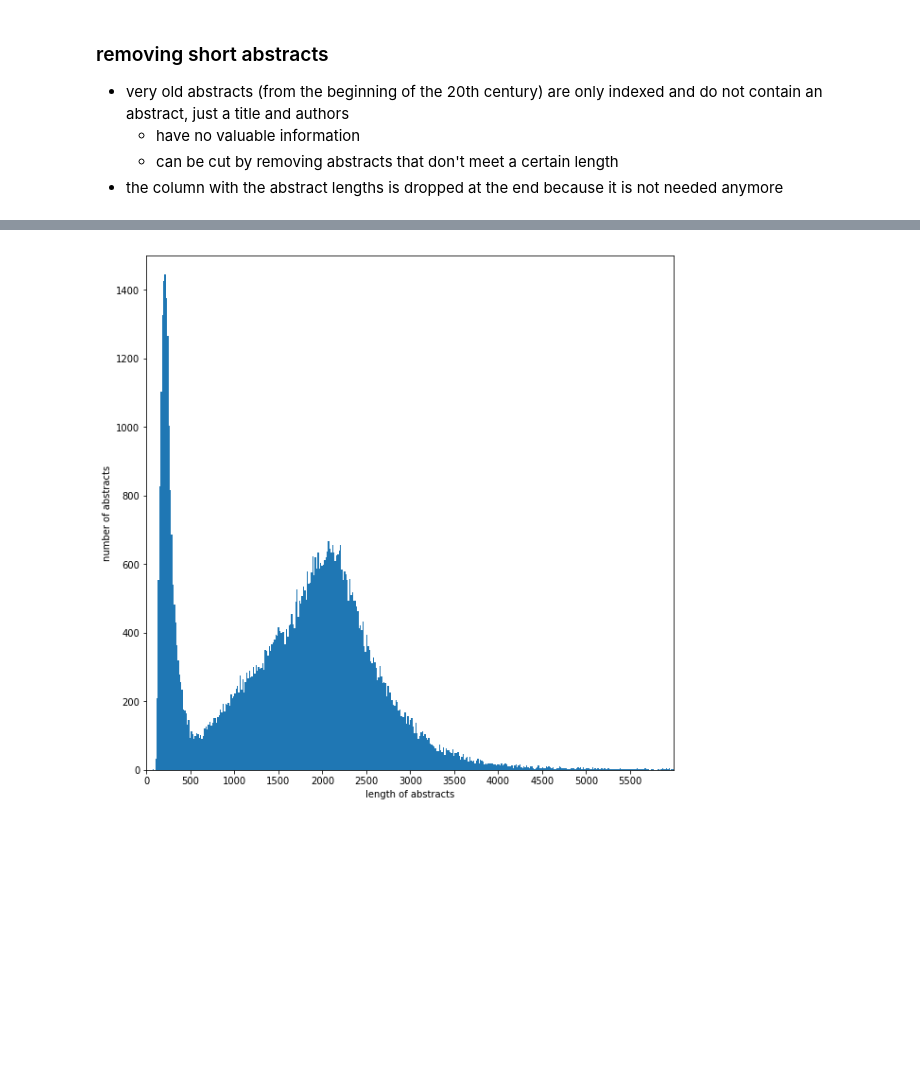
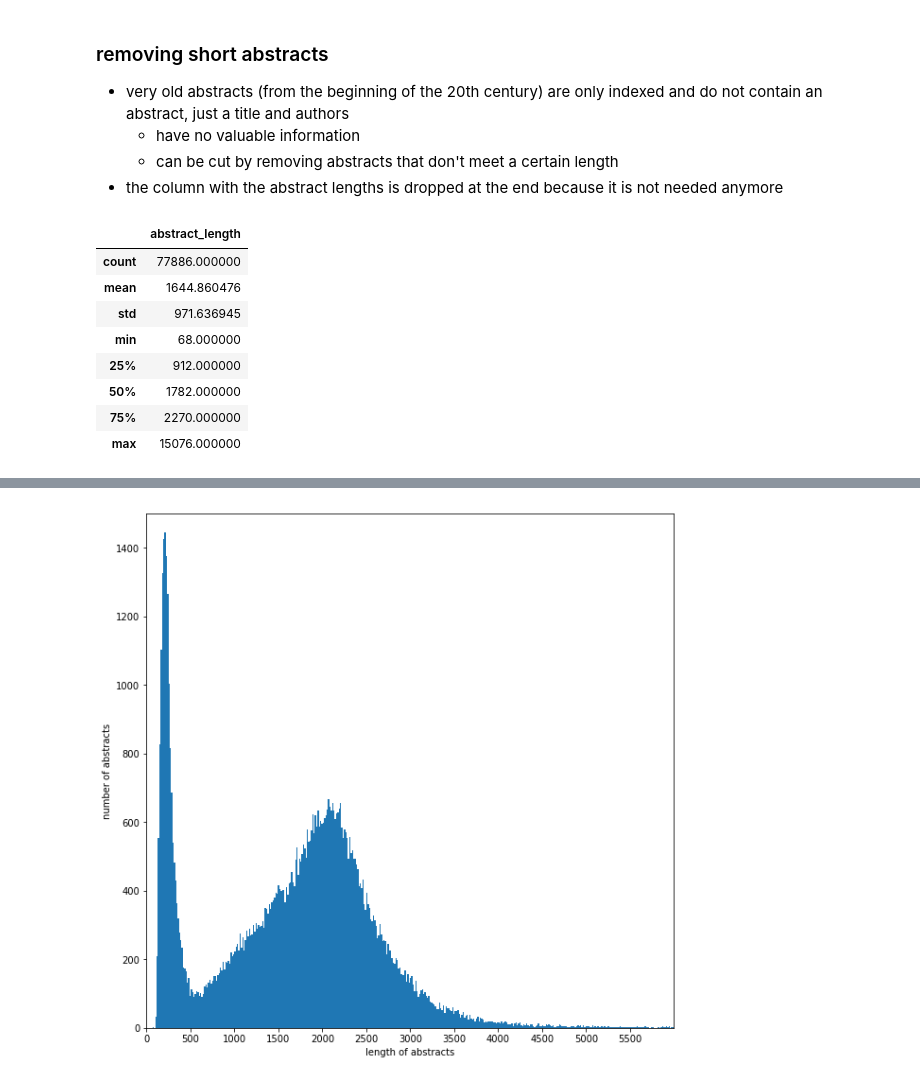
Before and after one commit to kludt/gesellenstueck, a Jupyter notebook: notebooks/labeling_significance_of_results.ipynb, the cells around one changed output, grey strips where cells are left out. Cells and saved outputs as stored; diff of their text form; code cells hidden in the pictures; blank space fills up the shorter version.

```diff
--- a/notebooks/labeling_significance_of_results.ipynb
+++ b/notebooks/labeling_significance_of_results.ipynb
@@ -25,0 +28,12 @@ abstracts['abstract_length'] = abstracts.abstract.str.len()
+# %%
+abstracts_length.describe()
+# %% [output]
+|  | abstract_length |
+| count | 77886.000000 |
+| mean | 1644.860476 |
+| std | 971.636945 |
+| min | 68.000000 |
+| 25% | 912.000000 |
+| 50% | 1782.000000 |
+| 75% | 2270.000000 |
+| max | 15076.000000 |
```
Also changed, not shown: parts of 10 cells of this notebook.
